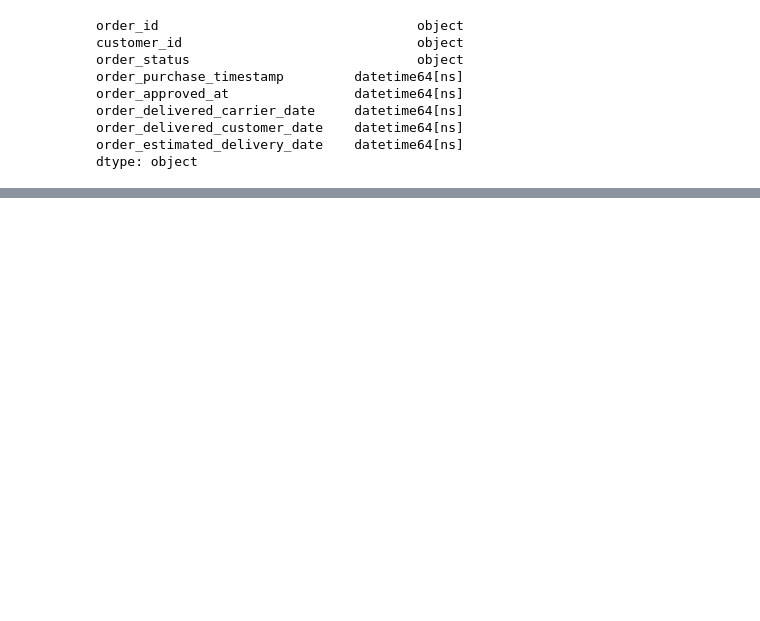
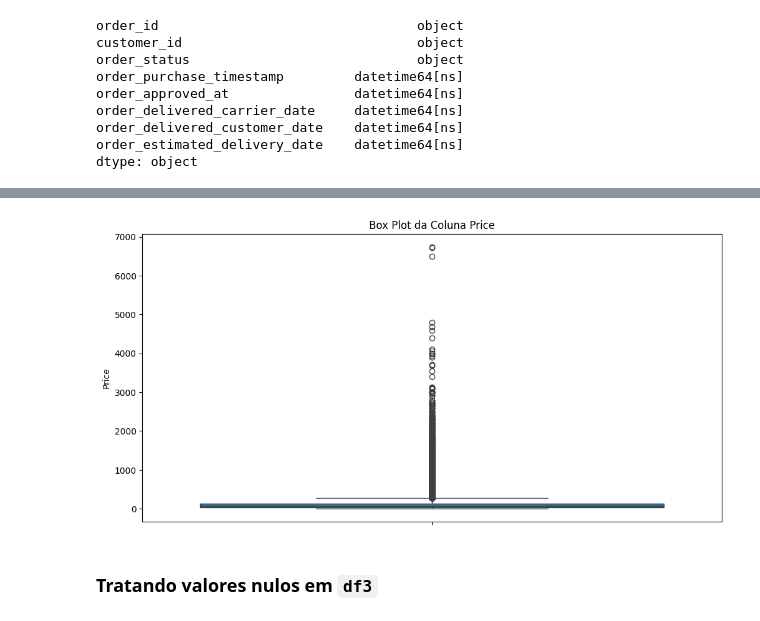
Before and after one commit to VithGab/-Data_Sciences_VG, a Jupyter notebook: Homework_Ecommerce.ipynb, the cells around one changed output, grey strips where cells are left out. Drawn from its saved outputs; the diff is of its cells as text; code cells hidden in the pictures; blank space fills up the shorter version.

```diff
--- a/Homework_Ecommerce.ipynb
+++ b/Homework_Ecommerce.ipynb
@@ -258 +323,14 @@ dtype: object
+# %%
+import matplotlib.pyplot as plt
+import seaborn as sns
+
+plt.figure(figsize=(12, 6))
+sns.boxplot(y=df['price'])
+plt.title('Box Plot da Coluna Price')
+plt.ylabel('Price')
+plt.show()
+# %% [output]
+[figure, added]
+# %% [markdown]
+### Tratando valores nulos em `df3`
 # %%
```
Also changed, not shown: parts of 15 cells of this notebook.
